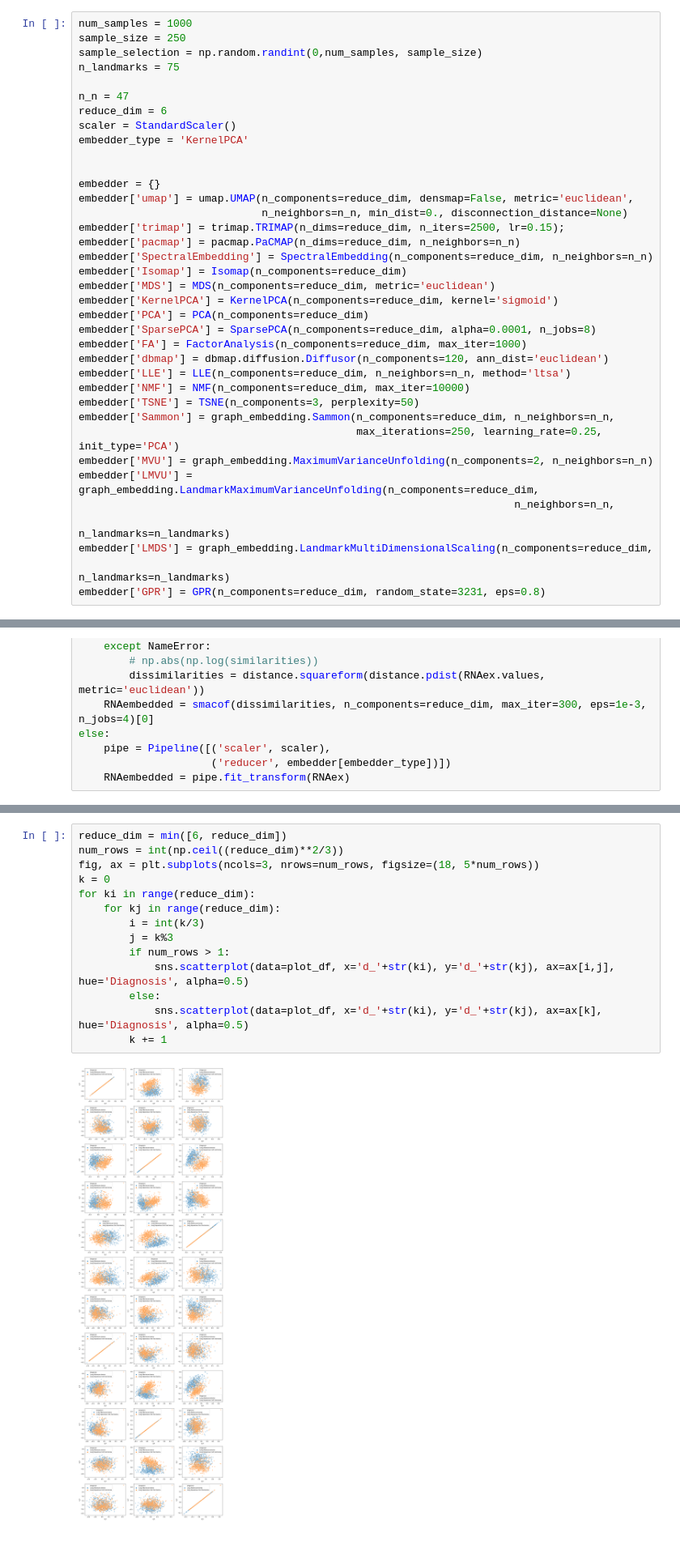
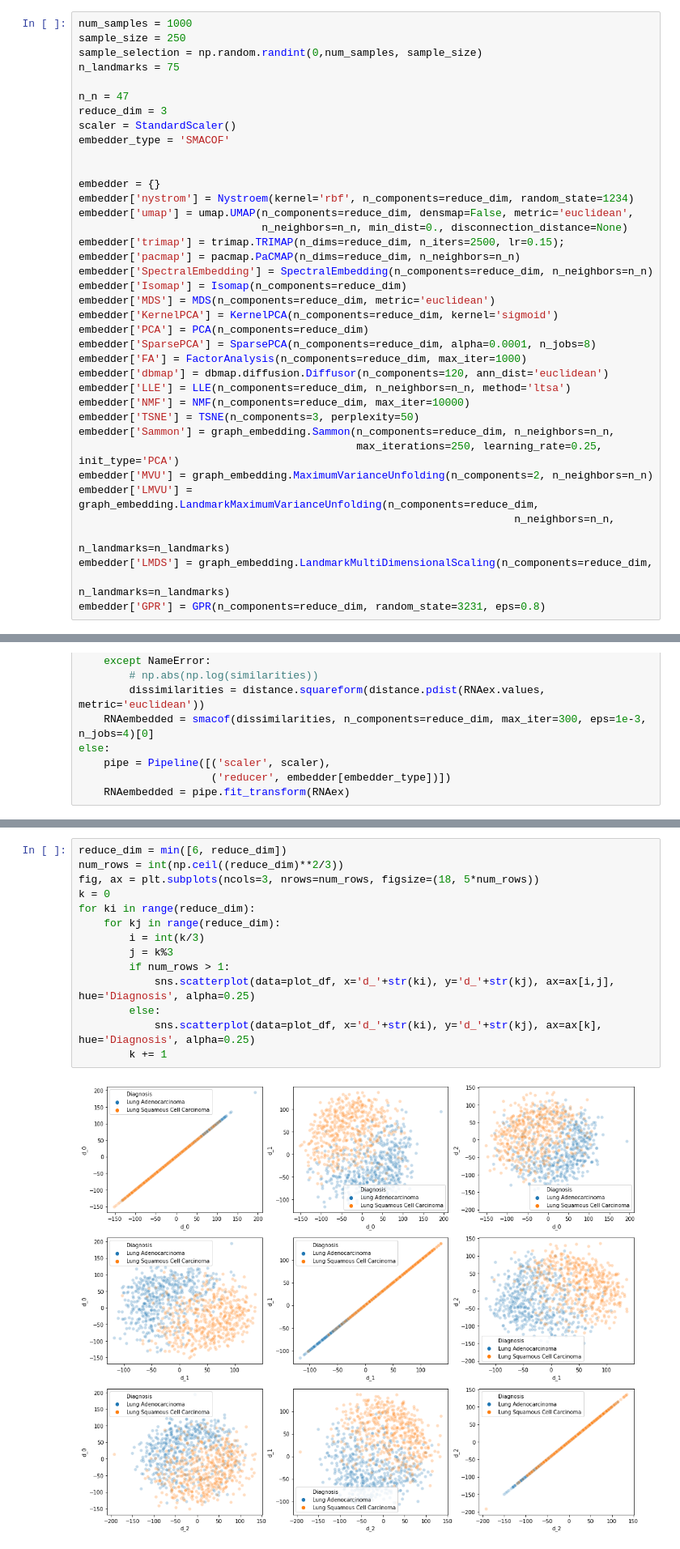
Before and after one commit to bramiozo/RexR, a Jupyter notebook: _hackathon2018/omic_helper_lib/sandbox/Test_embeddings_MeasurementData.ipynb, the cells around one changed output, grey strips where cells are left out. Shown at 81% size. Drawn from its saved outputs; the diff is of its cells as text.

```diff
--- a/_hackathon2018/omic_helper_lib/sandbox/Test_embeddings_MeasurementData.ipynb
+++ b/_hackathon2018/omic_helper_lib/sandbox/Test_embeddings_MeasurementData.ipynb
@@ -166,12 +168,13 @@ sample_selection = np.random.randint(0,num_samples, sample_size)
 n_landmarks = 75
 
 n_n = 47
-reduce_dim = 6
+reduce_dim = 3
 scaler = StandardScaler()
-embedder_type = 'KernelPCA'
+embedder_type = 'SMACOF'
 
 
 embedder = {}
+embedder['nystrom'] = Nystroem(kernel='rbf', n_components=reduce_dim, random_state=1234)
 embedder['umap'] = umap.UMAP(n_components=reduce_dim, densmap=False, metric='euclidean',
                              n_neighbors=n_n, min_dist=0., disconnection_distance=None)
 embedder['trimap'] = trimap.TRIMAP(n_dims=reduce_dim, n_iters=2500, lr=0.15);
@@ -254,19 +256,19 @@ plot_df = plot_df.join(meta[['Diagnosis', 'Response']], how='left')
 # %%
 reduce_dim = min([6, reduce_dim])
 num_rows = int(np.ceil((reduce_dim)**2/3))
 fig, ax = plt.subplots(ncols=3, nrows=num_rows, figsize=(18, 5*num_rows))
 k = 0
 for ki in range(reduce_dim):
     for kj in range(reduce_dim):
         i = int(k/3)
         j = k%3
         if num_rows > 1:
-            sns.scatterplot(data=plot_df, x='d_'+str(ki), y='d_'+str(kj), ax=ax[i,j], hue='Diagnosis', alpha=0.5)
+            sns.scatterplot(data=plot_df, x='d_'+str(ki), y='d_'+str(kj), ax=ax[i,j], hue='Diagnosis', alpha=0.25)
         else:
-            sns.scatterplot(data=plot_df, x='d_'+str(ki), y='d_'+str(kj), ax=ax[k], hue='Diagnosis', alpha=0.5)
+            sns.scatterplot(data=plot_df, x='d_'+str(ki), y='d_'+str(kj), ax=ax[k], hue='Diagnosis', alpha=0.25)
         k += 1
 # %% [output]
-[figure, old version]
+[figure, new version]
 # %%
 import torch
 import torch.nn as nn
```
Also changed, not shown: parts of 17 cells of this notebook, 3 other files.
